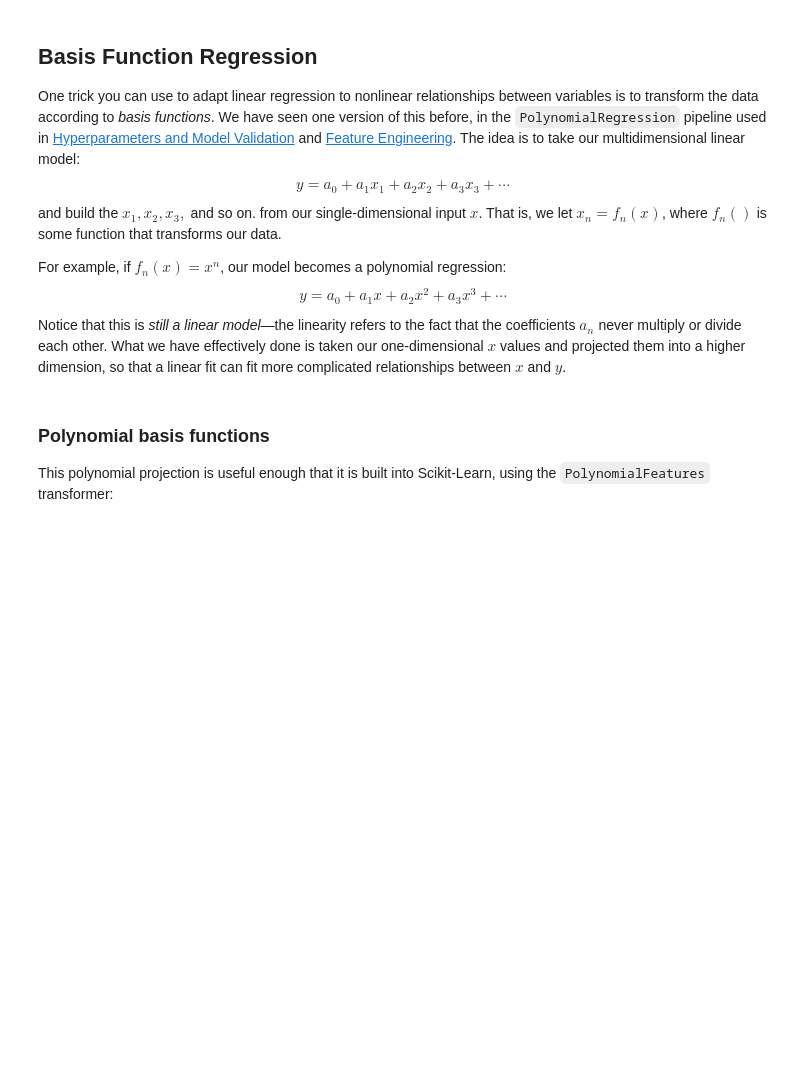
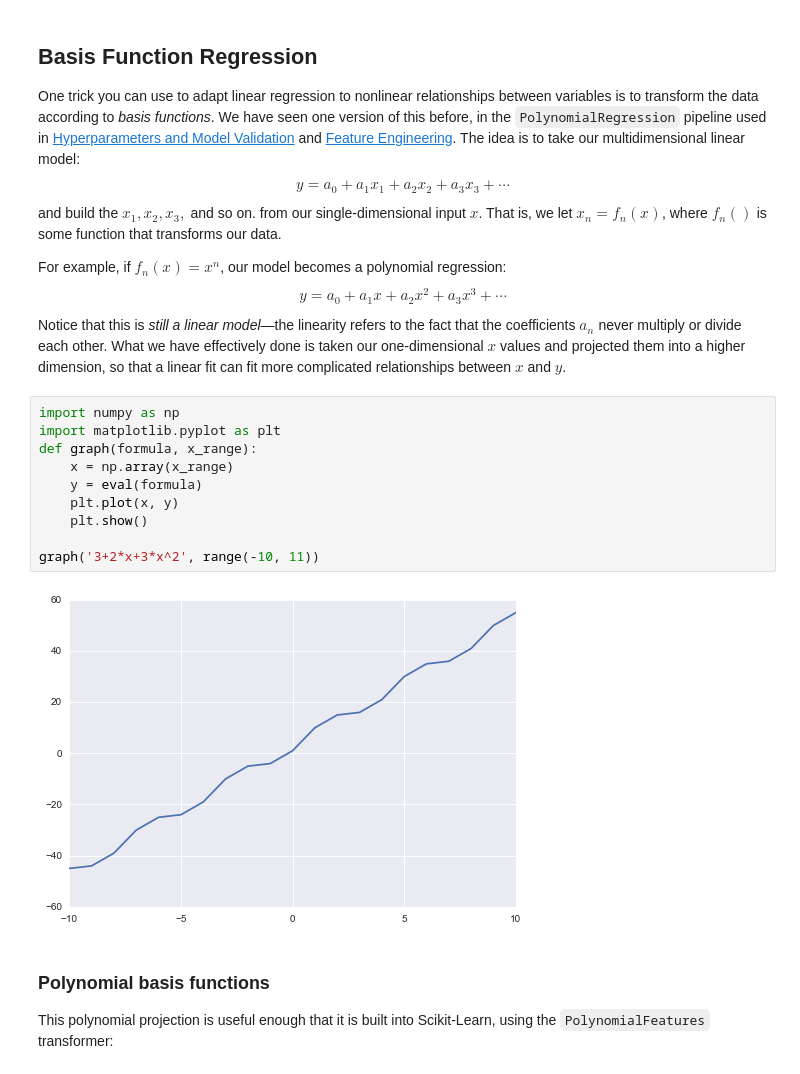
Before and after one commit to returnlove/PythonDataScienceHandbook, a Jupyter notebook: notebooks/05.06-Linear-Regression.ipynb, the cells around one changed output. Saved outputs shown, nothing was run; the diff lists cells and outputs as text; blank space fills up the shorter version.

```diff
--- a/notebooks/05.06-Linear-Regression.ipynb
+++ b/notebooks/05.06-Linear-Regression.ipynb
@@ -109,6 +109,18 @@ y = a_0 + a_1 x + a_2 x^2 + a_3 x^3 + \cdots
 $$
 Notice that this is *still a linear model*—the linearity refers to the fact that the coefficients $a_n$ never multiply or divide each other.
 What we have effectively done is taken our one-dimensional $x$ values and projected them into a higher dimension, so that a linear fit can fit more complicated relationships between $x$ and $y$.
+# %%
+import numpy as np
+import matplotlib.pyplot as plt
+def graph(formula, x_range):
+    x = np.array(x_range)
+    y = eval(formula)
+    plt.plot(x, y)
+    plt.show()
+
+graph('3+2*x+3*x^2', range(-10, 11))
+# %% [output]
+[figure, added]
 # %% [markdown]
 ### Polynomial basis functions
 
```
Also changed, not shown: parts of 3 cells of this notebook, 1 other file.
